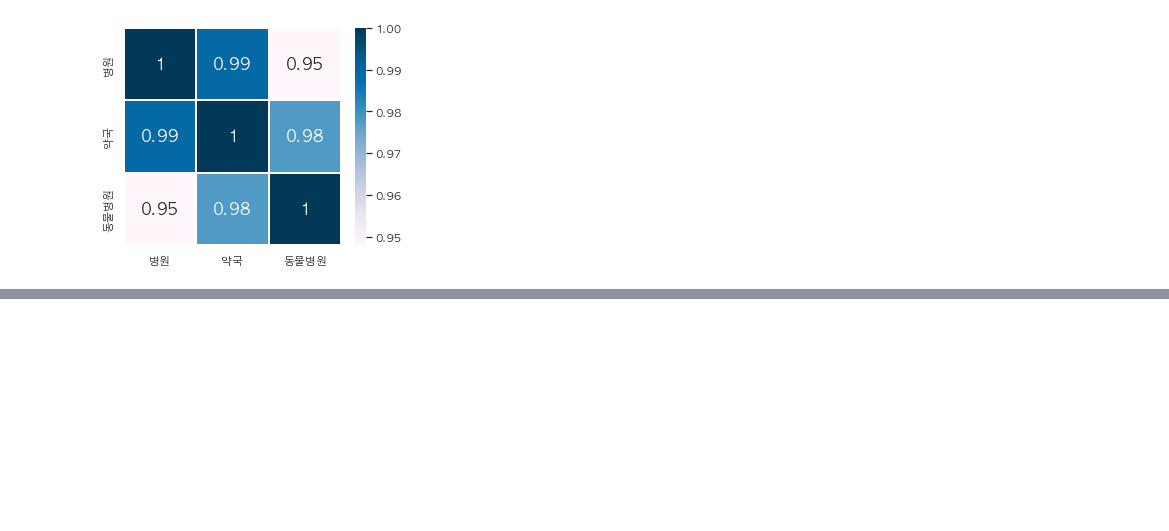
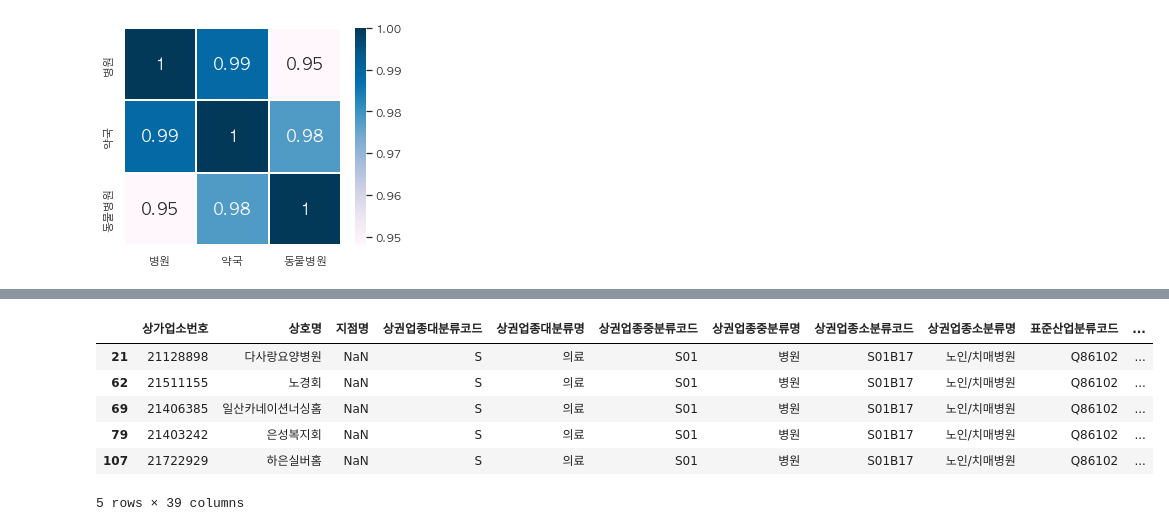
Before and after one commit to JaewooJason/Boostcourse, a Jupyter notebook: Week 2 Mission.ipynb, the cells around one changed output, grey strips where cells are left out. Drawn from its saved outputs; the diff is of its cells as text; code cells hidden in the pictures; blank space fills up the shorter version.

```diff
--- a/Week 2 Mission.ipynb
+++ b/Week 2 Mission.ipynb
@@ -183,0 +301,14 @@ sns.heatmap(tab1.astype(float).corr(), linewidths = 0.1, vmax = 1.0,
+# %%
+# Q4. 평균 기대수명이 점점 길어지면서 실버 의료 산업도 주목받고 있습니다.
+#     여러분은 실버 의료 산업과 관련된 스타트업에 취업했습니다.
+#     지도를 시각화하여 '노인/치매병원'이 주로 어디에 위치하고 있는지를 찾아보고자 합니다.
+df6=df[(df["상권업종소분류명"]=="노인/치매병원")]
+df6.head()
+# %% [output]
+|  | 상가업소번호 | 상호명 | 지점명 | 상권업종대분류코드 | 상권업종대분류명 | 상권업종중분류코드 | 상권업종중분류명 | 상권업종소분류코드 | 상권업종소분류명 | 표준산업분류코드 | ... |
+| 21 | 21128898 | 다사랑요양병원 | NaN | S | 의료 | S01 | 병원 | S01B17 | 노인/치매병원 | Q86102 | ... |
+| 62 | 21511155 | 노경회 | NaN | S | 의료 | S01 | 병원 | S01B17 | 노인/치매병원 | Q86102 | ... |
+| 69 | 21406385 | 일산카네이션너싱홈 | NaN | S | 의료 | S01 | 병원 | S01B17 | 노인/치매병원 | Q86102 | ... |
+| 79 | 21403242 | 은성복지회 | NaN | S | 의료 | S01 | 병원 | S01B17 | 노인/치매병원 | Q86102 | ... |
+| 107 | 21722929 | 하은실버홈 | NaN | S | 의료 | S01 | 병원 | S01B17 | 노인/치매병원 | Q86102 | ... |
+5 rows × 39 columns
```
Also changed, not shown: parts of 9 cells of this notebook.
